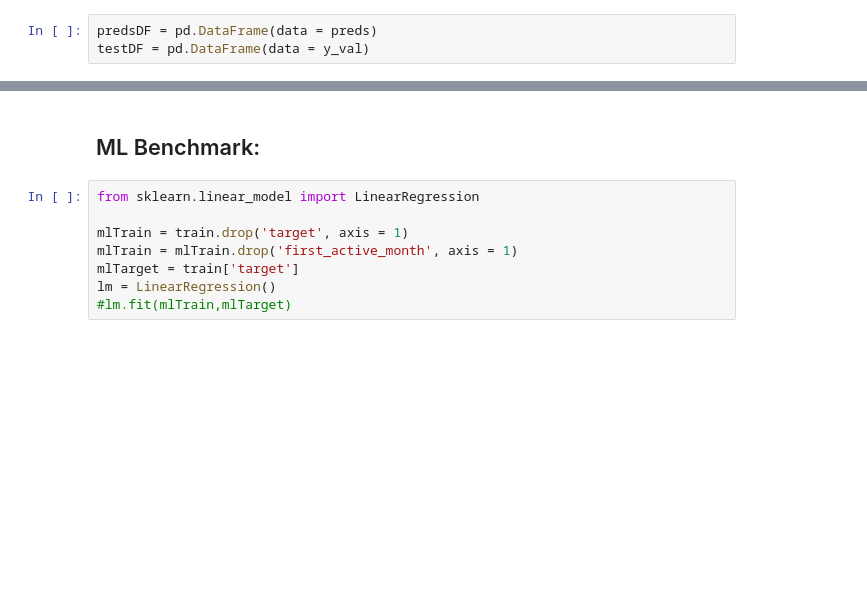
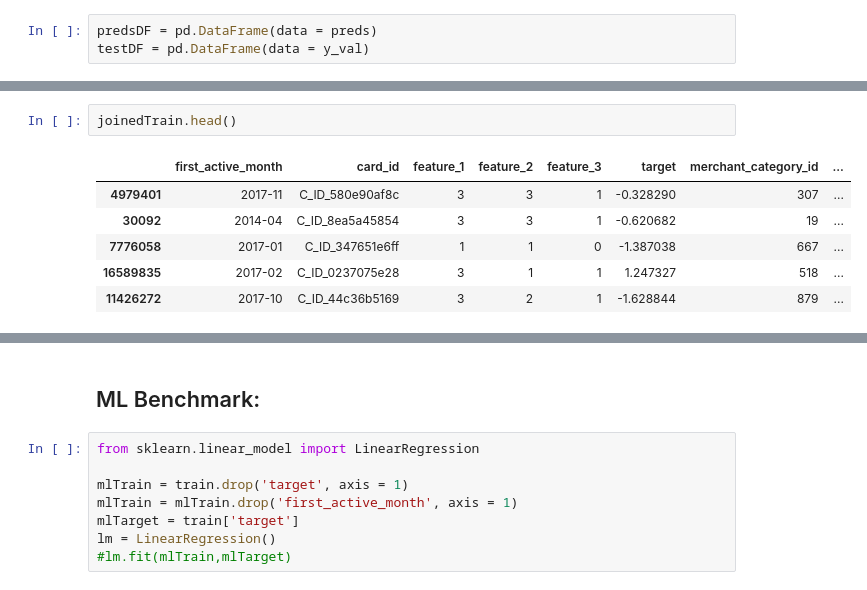
Before and after one commit to maorRoz/hw2dl, a Jupyter notebook: hw2dl-cat.ipynb, the cells around one changed output, grey strips where cells are left out. Cells and saved outputs as stored; diff of their text form; blank space fills up the shorter version.

```diff
--- a/hw2dl-cat.ipynb
+++ b/hw2dl-cat.ipynb
@@ -420,0 +421,9 @@ The score of model is:
+# %%
+joinedTrain.head()
+# %% [output]
+|  | first_active_month | card_id | feature_1 | feature_2 | feature_3 | target | merchant_category_id | ... |
+| 4979401 | 2017-11 | C_ID_580e90af8c | 3 | 3 | 1 | -0.328290 | 307 | ... |
+| 30092 | 2014-04 | C_ID_8ea5a45854 | 3 | 3 | 1 | -0.620682 | 19 | ... |
+| 7776058 | 2017-01 | C_ID_347651e6ff | 1 | 1 | 0 | -1.387038 | 667 | ... |
+| 16589835 | 2017-02 | C_ID_0237075e28 | 3 | 1 | 1 | 1.247327 | 518 | ... |
+| 11426272 | 2017-10 | C_ID_44c36b5169 | 3 | 2 | 1 | -1.628844 | 879 | ... |
```
Also changed, not shown: parts of 16 cells of this notebook, 1 other file.
